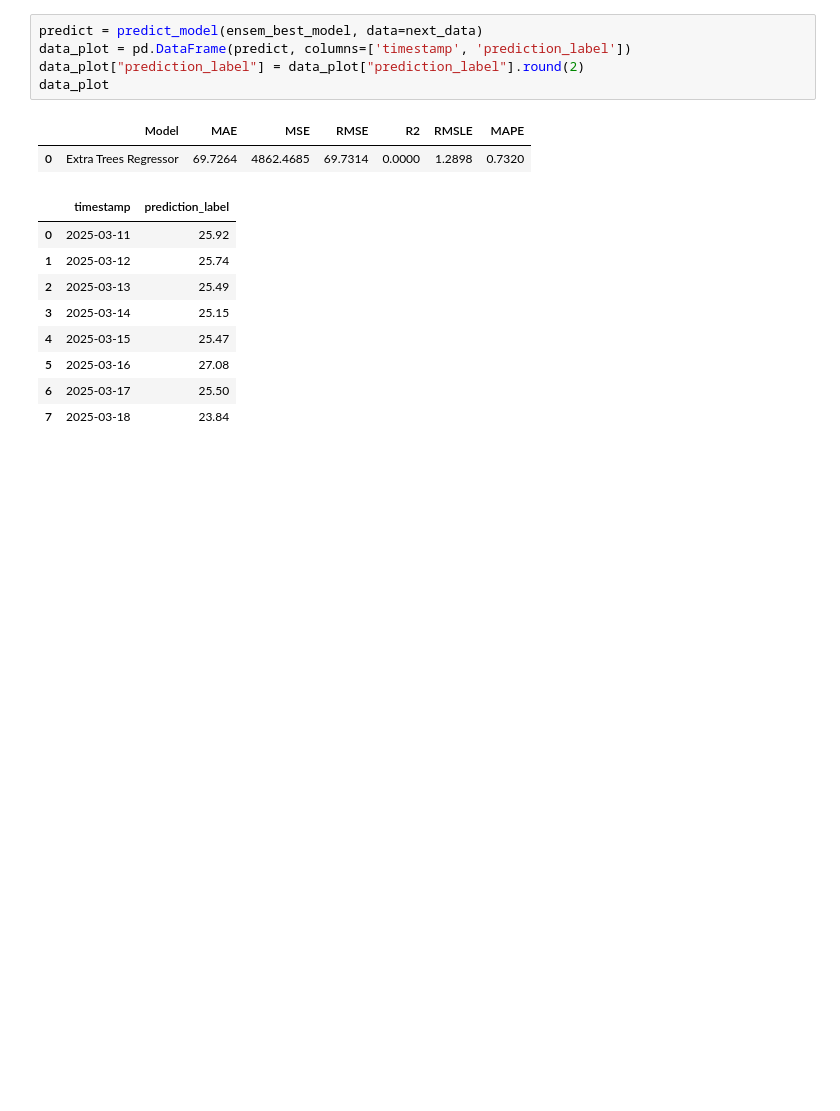
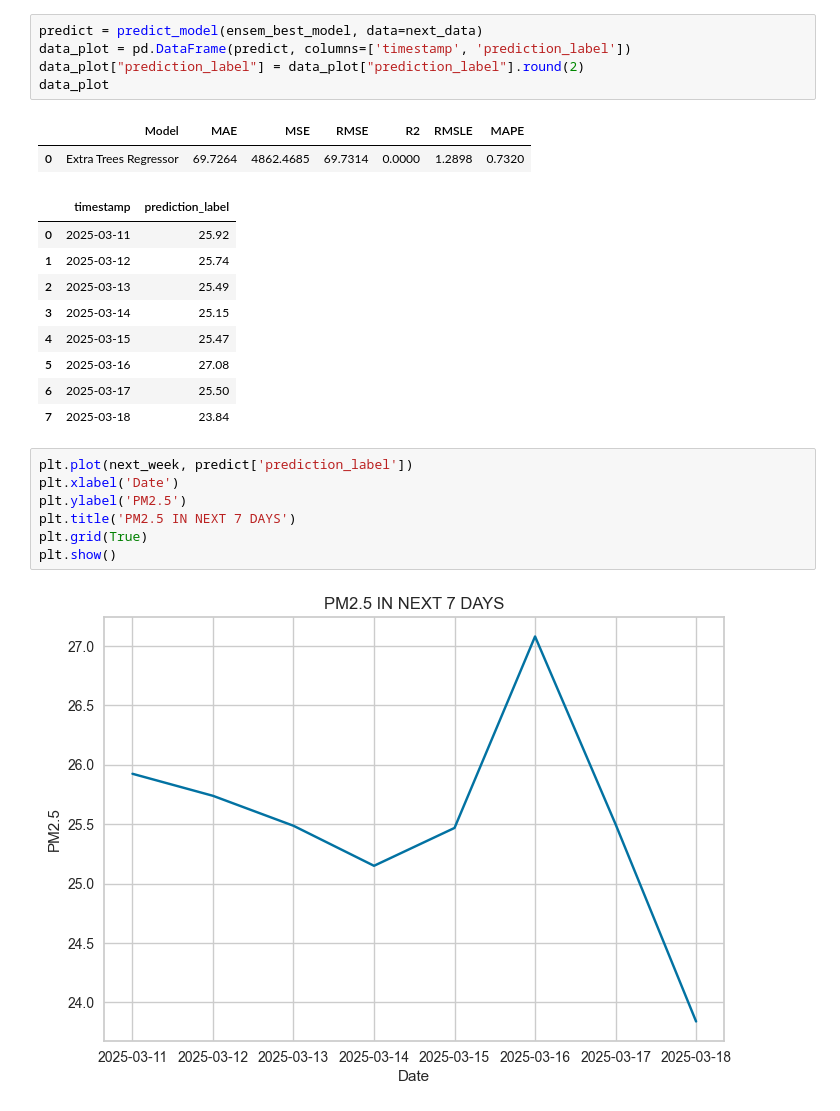
Before and after one commit to jiwlnwza007/termpro-predictPM25, a Jupyter notebook: train_pm25.ipynb, the cells around one changed output. Cells and saved outputs as stored; diff of their text form; blank space fills up the shorter version.

Commit message:
Plot next 7 days PM2.5

```diff
--- a/train_pm25.ipynb
+++ b/train_pm25.ipynb
@@ -173,3 +173,12 @@ data_plot
 | 5 | 2025-03-16 | 27.08 |
 | 6 | 2025-03-17 | 25.50 |
 | 7 | 2025-03-18 | 23.84 |
+# %%
+plt.plot(next_week, predict['prediction_label'])
+plt.xlabel('Date')
+plt.ylabel('PM2.5')
+plt.title('PM2.5 IN NEXT 7 DAYS')
+plt.grid(True)
+plt.show()
+# %% [output]
+[figure, added]
```
